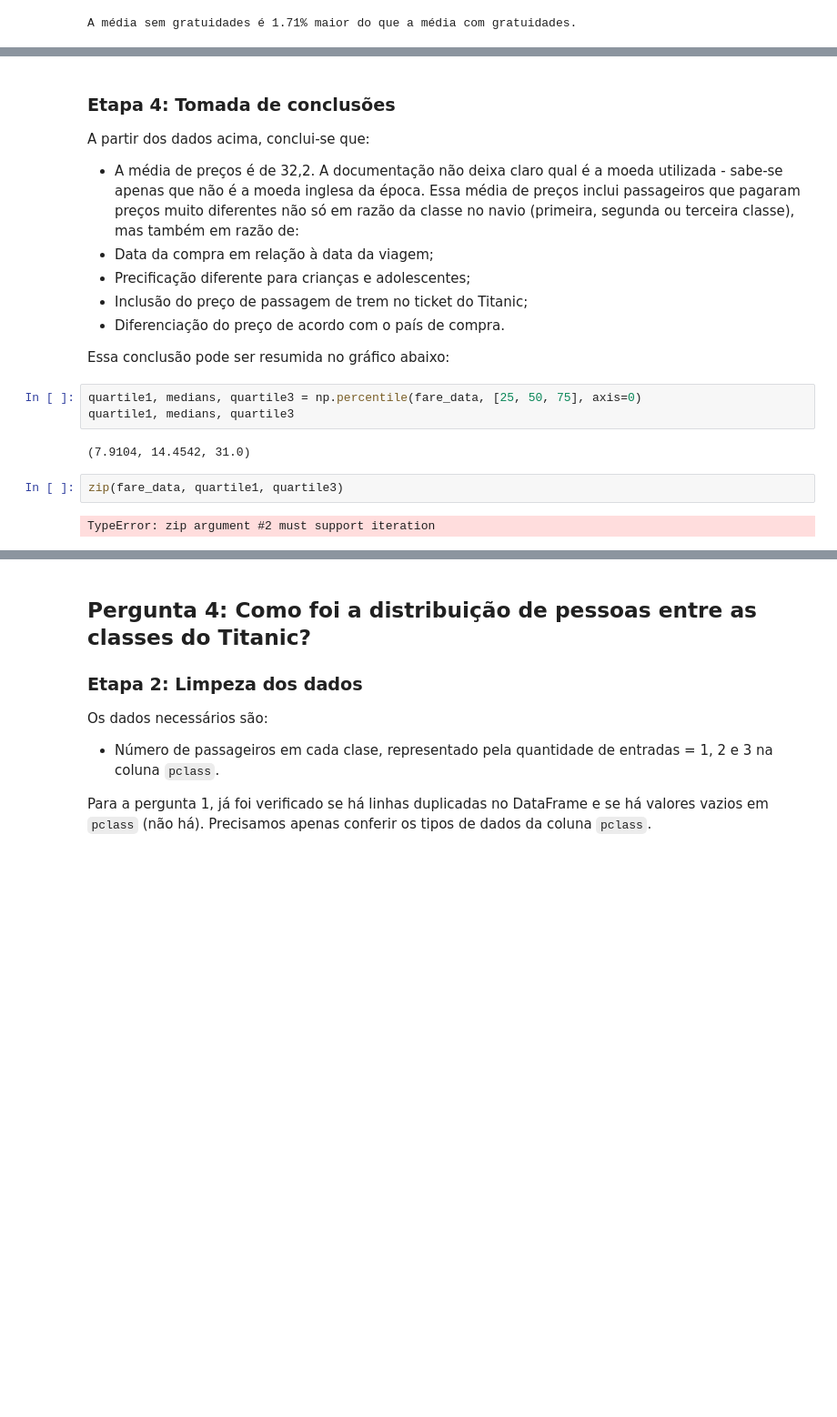
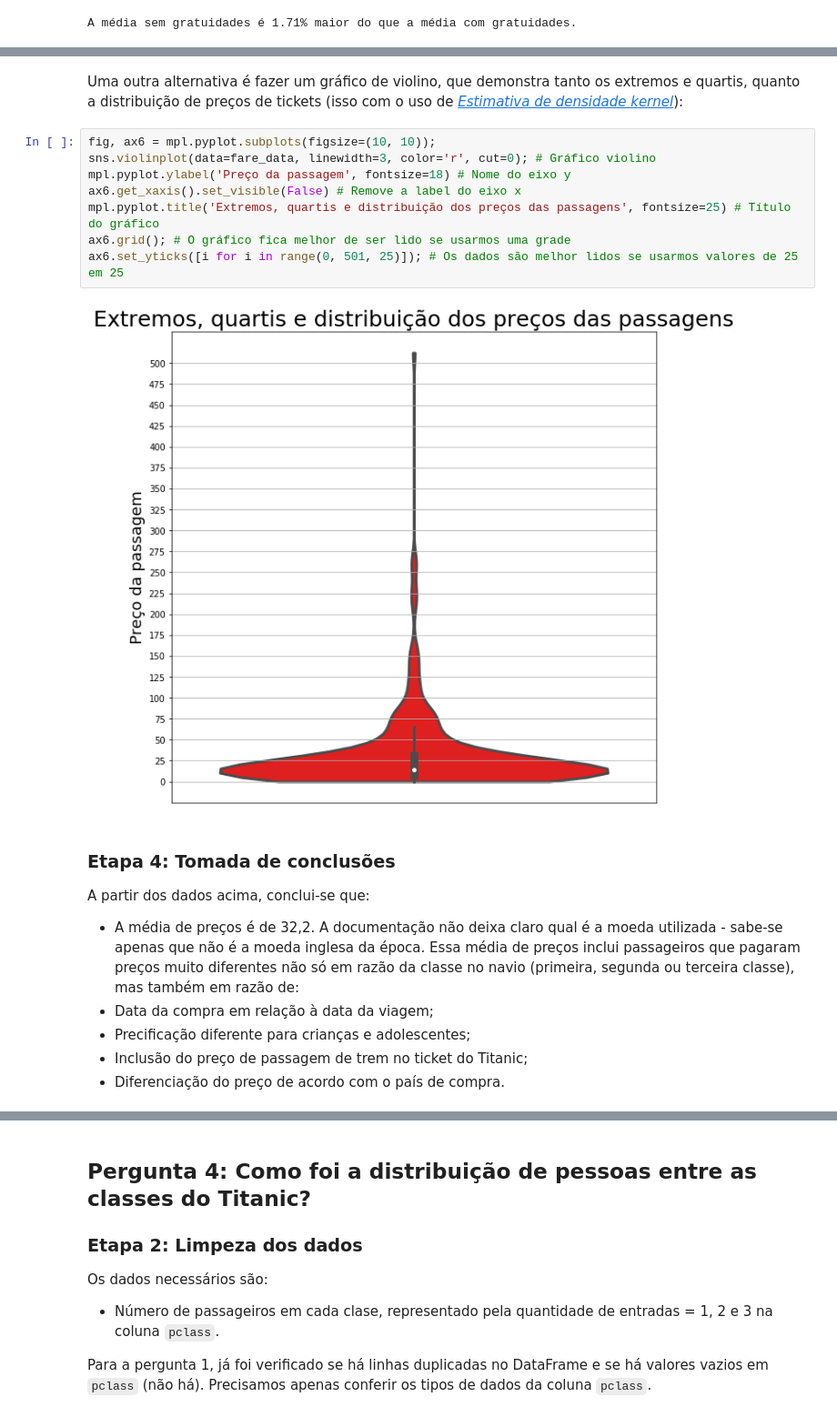
Before and after one commit to pedrohasantiago/udacity-titanic, a Jupyter notebook: analysis-report.ipynb, the cells around one changed output, grey strips where cells are left out. Shown at 91% size. Drawn from its saved outputs; the diff is of its cells as text; blank space fills up the shorter version.

```diff
--- a/analysis-report.ipynb
+++ b/analysis-report.ipynb
@@ -569,3 +613,15 @@ Para demonstrar a resposta à pergunta, podemos fazer um diagrama de extremos e
+# %% [markdown]
+Uma outra alternativa é fazer um gráfico de violino, que demonstra tanto os extremos e quartis, quanto a distribuição de preços de tickets (isso com o uso de [*Estimativa de densidade kernel*](https://en.wikipedia.org/wiki/Kernel_density_estimation)):
+# %%
+fig, ax6 = mpl.pyplot.subplots(figsize=(10, 10));
+sns.violinplot(data=fare_data, linewidth=3, color='r', cut=0); # Gráfico violino
+mpl.pyplot.ylabel('Preço da passagem', fontsize=18) # Nome do eixo y
+ax6.get_xaxis().set_visible(False) # Remove a label do eixo x
+mpl.pyplot.title('Extremos, quartis e distribuição dos preços das passagens', fontsize=25) # Título do gráfico
+ax6.grid(); # O gráfico fica melhor de ser lido se usarmos uma grade
+ax6.set_yticks([i for i in range(0, 501, 25)]); # Os dados são melhor lidos se usarmos valores de 25 em 25
+# %% [output]
+[figure, added]
 # %% [markdown]
 ### Etapa 4: Tomada de conclusões <a name="4.3"></a>
 A partir dos dados acima, conclui-se que:
@@ -574,14 +630,3 @@ A partir dos dados acima, conclui-se que:
  - Precificação diferente para crianças e adolescentes;
  - Inclusão do preço de passagem de trem no ticket do Titanic;
  - Diferenciação do preço de acordo com o país de compra.
-
-Essa conclusão pode ser resumida no gráfico abaixo:
-# %%
-quartile1, medians, quartile3 = np.percentile(fare_data, [25, 50, 75], axis=0)
-quartile1, medians, quartile3
-# %% [output]
-(7.9104, 14.4542, 31.0)
-# %%
-zip(fare_data, quartile1, quartile3)
-# %% [output]
-TypeError: zip argument #2 must support iteration
```
Also changed, not shown: parts of 22 cells of this notebook, 1 other file.
